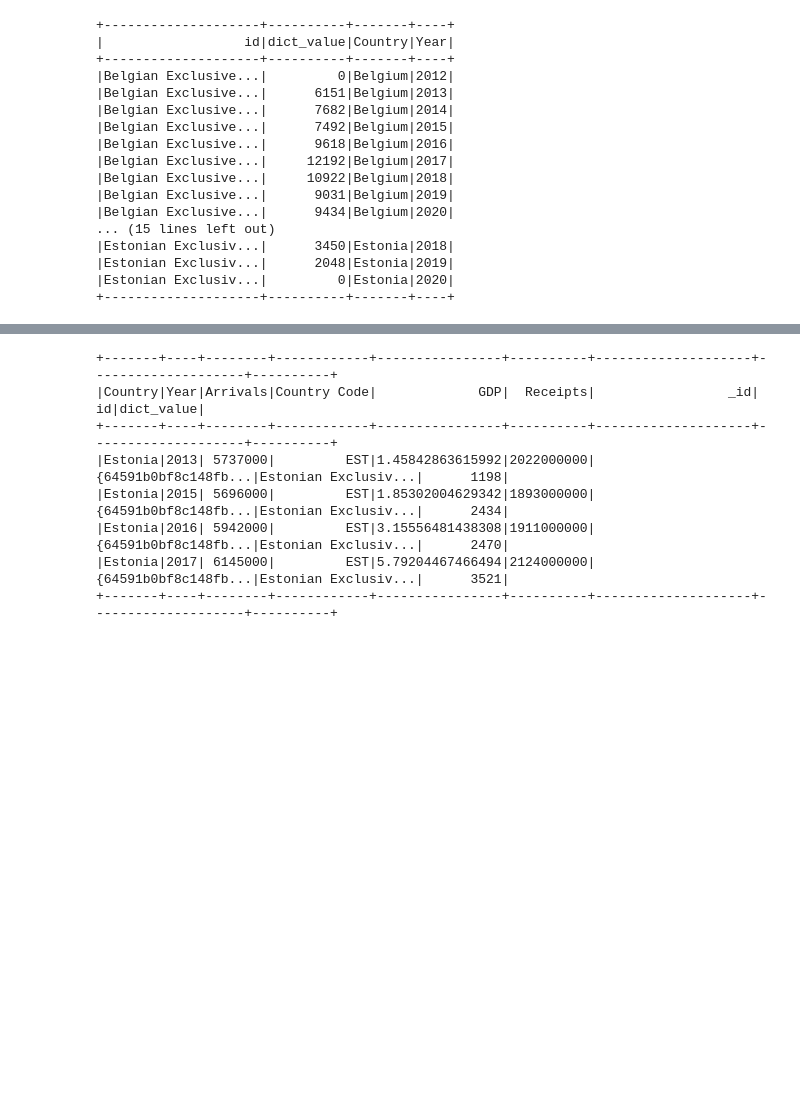
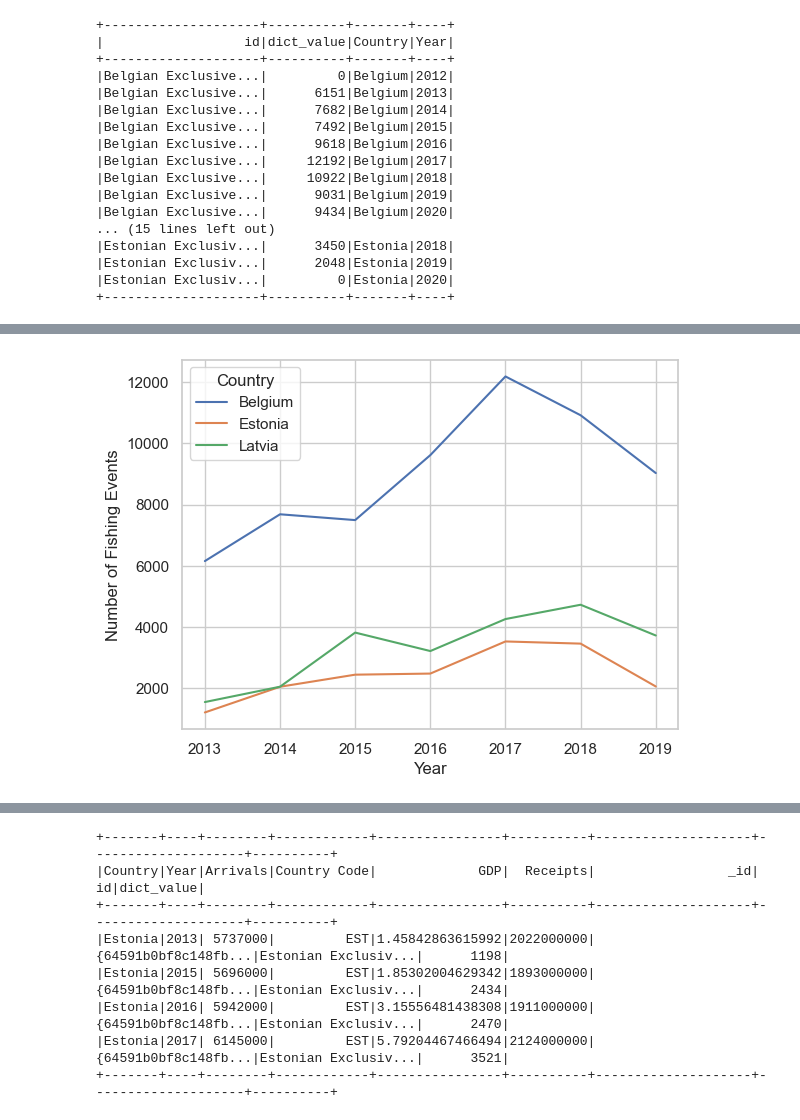
Before and after one commit to Big-Data-CS-GY6513/extract, a Jupyter notebook: EDAgfwtourism.ipynb, the cells around one changed output, grey strips where cells are left out. Saved outputs shown, nothing was run; the diff lists cells and outputs as text; code cells hidden in the pictures; blank space fills up the shorter version.

```diff
--- a/EDAgfwtourism.ipynb
+++ b/EDAgfwtourism.ipynb
@@ -175,0 +180,16 @@ Fishing Events Correlation to Arrivals: 0.42463747529299817
+# %%
+# Use matplotlib to plot number of fishing events per year for each country
+import matplotlib.pyplot as plt
+import numpy as np
+import pandas as pd
+import seaborn as sns
+from pyspark.sql.functions import col
+
+# Convert to pandas df
+pandasDF = df.toPandas()
+# Line plot
+sns.lineplot(data=pandasDF, x="Year", y="dict_value", hue="Country")
+plt.ylabel("Number of Fishing Events")
+plt.show()
+# %% [output]
+[figure, added]
```
Also changed, not shown: parts of 10 cells of this notebook.
